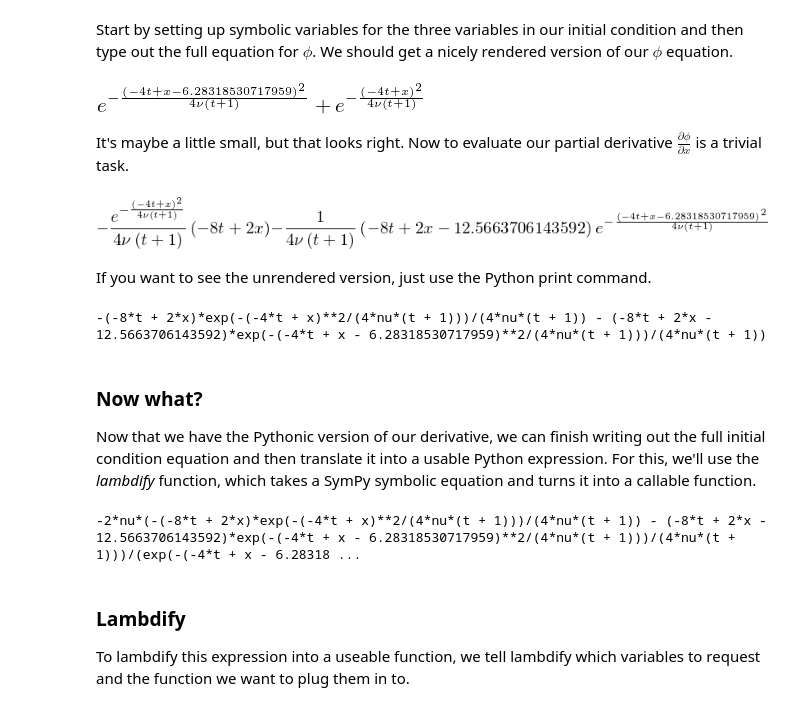
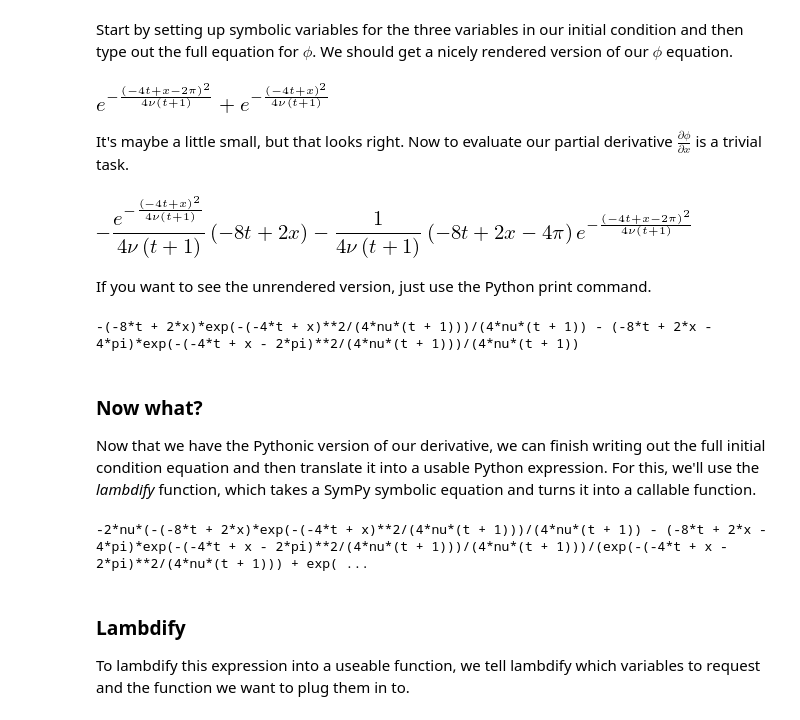
Before and after one commit to barbagroup/CFDPython, a Jupyter notebook: lessons/05_Step_4.ipynb, the cells around one changed output. Drawn from its saved outputs; the diff is of its cells as text; code cells hidden in the pictures.

Commit message:
Use sympy.pi in place of numpy.pi for symbolic comps

```diff
--- a/lessons/05_Step_4.ipynb
+++ b/lessons/05_Step_4.ipynb
@@ -74,23 +74,23 @@ Start by setting up symbolic variables for the three variables in our initial co
 # %%
 x, nu, t = sympy.symbols('x nu t')
 phi = (sympy.exp(-(x - 4 * t)**2 / (4 * nu * (t + 1))) +
-       sympy.exp(-(x - 4 * t - 2 * numpy.pi)**2 / (4 * nu * (t + 1))))
+       sympy.exp(-(x - 4 * t - 2 * sympy.pi)**2 / (4 * nu * (t + 1))))
 phi
 # %% [output]
-[figure, old version]
+[figure, new version]
 # %% [markdown]
 It's maybe a little small, but that looks right.  Now to evaluate our partial derivative $\frac{\partial \phi}{\partial x}$ is a trivial task.
 # %%
 phiprime = phi.diff(x)
 phiprime
 # %% [output]
-[figure, old version]
+[figure, new version]
 # %% [markdown]
 If you want to see the unrendered version, just use the Python print command.
 # %%
 print(phiprime)
 # %% [output]
--(-8*t + 2*x)*exp(-(-4*t + x)**2/(4*nu*(t + 1)))/(4*nu*(t + 1)) - (-8*t + 2*x - 12.5663706143592)*exp(-(-4*t + x - 6.28318530717959)**2/(4*nu*(t + 1)))/(4*nu*(t + 1))
+-(-8*t + 2*x)*exp(-(-4*t + x)**2/(4*nu*(t + 1)))/(4*nu*(t + 1)) - (-8*t + 2*x - 4*pi)*exp(-(-4*t + x - 2*pi)**2/(4*nu*(t + 1)))/(4*nu*(t + 1))
 # %% [markdown]
 ### Now what?
 
@@ -102,7 +102,7 @@ from sympy.utilities.lambdify import lambdify
 u = -2 * nu * (phiprime / phi) + 4
 print(u)
 # %% [output]
--2*nu*(-(-8*t + 2*x)*exp(-(-4*t + x)**2/(4*nu*(t + 1)))/(4*nu*(t + 1)) - (-8*t + 2*x - 12.5663706143592)*exp(-(-4*t + x - 6.28318530717959)**2/(4*nu*(t + 1)))/(4*nu*(t + 1)))/(exp(-(-4*t + x - 6.28318 ...
+-2*nu*(-(-8*t + 2*x)*exp(-(-4*t + x)**2/(4*nu*(t + 1)))/(4*nu*(t + 1)) - (-8*t + 2*x - 4*pi)*exp(-(-4*t + x - 2*pi)**2/(4*nu*(t + 1)))/(4*nu*(t + 1)))/(exp(-(-4*t + x - 2*pi)**2/(4*nu*(t + 1))) + exp( ...
 # %% [markdown]
 ### Lambdify
 
```
Also changed, not shown: parts of 3 cells of this notebook.
